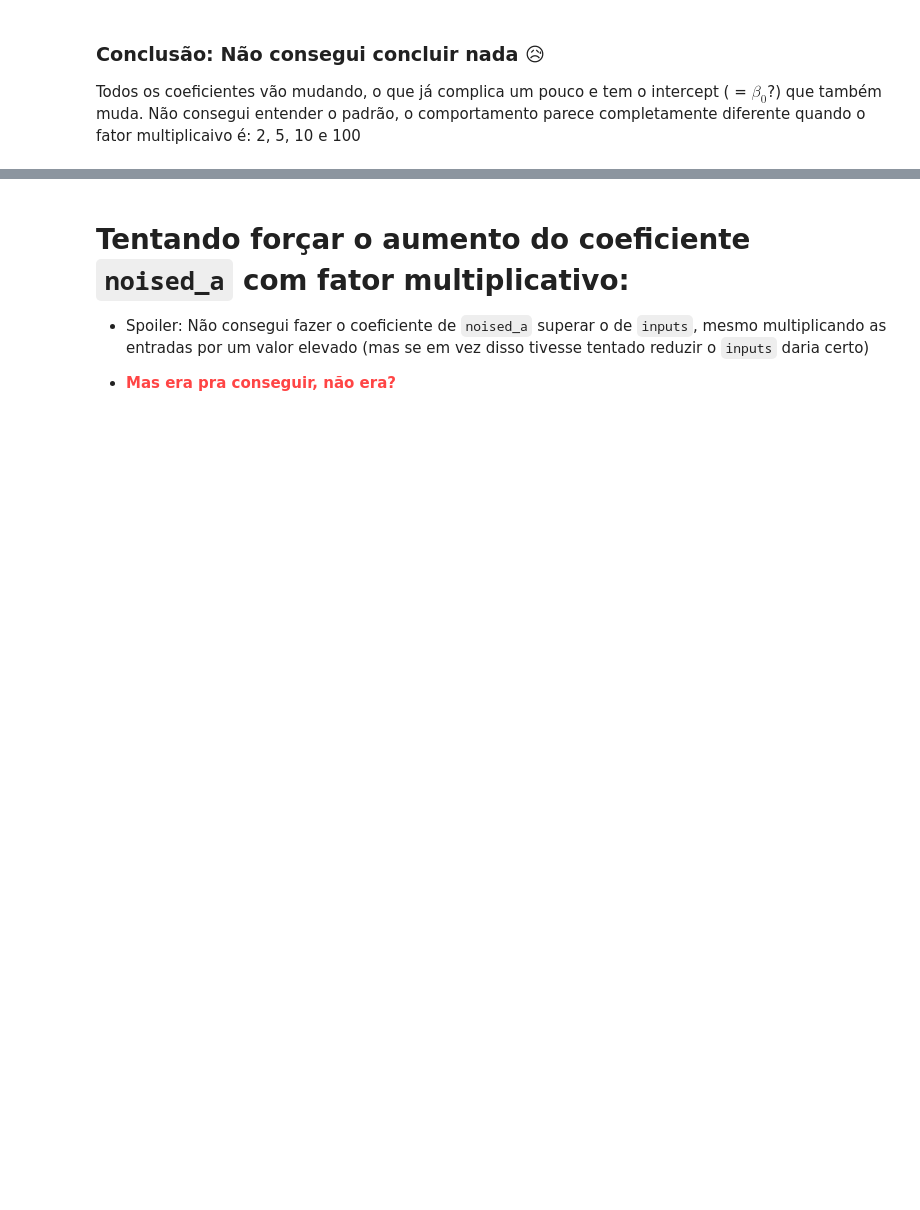
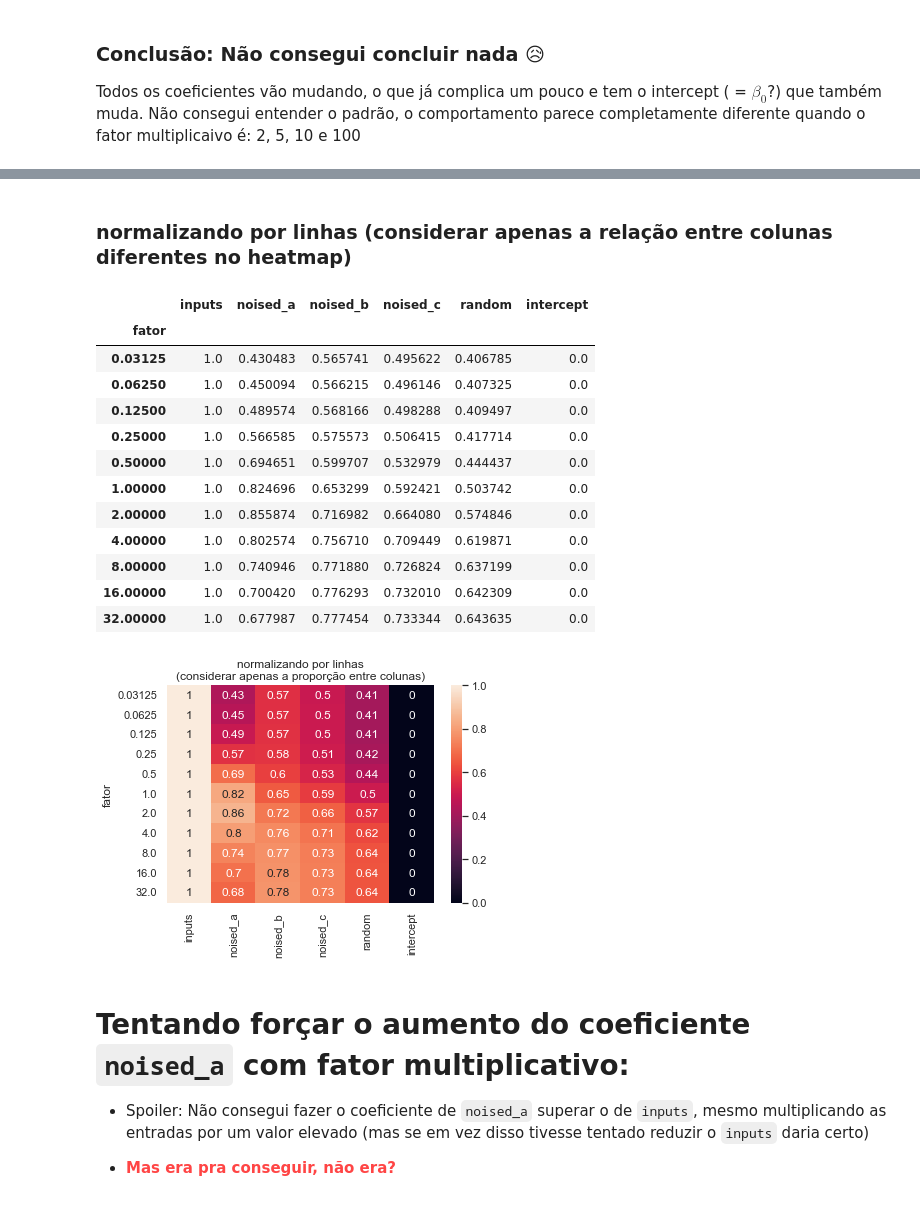
Before and after one commit to lmkawakami/misc-notebooks, a Jupyter notebook: 02_regressao_logistica/testando_coeficientes.ipynb, the cells around one changed output, grey strips where cells are left out. Drawn from its saved outputs; the diff is of its cells as text; code cells hidden in the pictures; blank space fills up the shorter version.

```diff
--- a/02_regressao_logistica/testando_coeficientes.ipynb
+++ b/02_regressao_logistica/testando_coeficientes.ipynb
@@ -163,3 +251,33 @@ Todos os coeficientes vão mudando, o que já complica um pouco e tem o intercep
+# %% [markdown]
+### normalizando por linhas (considerar apenas a relação entre colunas diferentes no heatmap)
+# %%
+factors_df_norm = factors_df.copy().transpose()
+for col in factors_df_norm:
+  max = factors_df_norm[col].max()
+  min = factors_df_norm[col].min()
+  factors_df_norm[col] = factors_df_norm[col].map(normalize(max,min))
+
+factors_df_norm = factors_df_norm.transpose()
+
+ax = sns.heatmap(factors_df_norm, annot=True)
+ax.set_title('normalizando por linhas\n(considerar apenas a proporção entre colunas)')
+
+factors_df_norm
+# %% [output]
+|  | inputs | noised_a | noised_b | noised_c | random | intercept |
+| fator |  |  |  |  |  |  |
+| 0.03125 | 1.0 | 0.430483 | 0.565741 | 0.495622 | 0.406785 | 0.0 |
+| 0.06250 | 1.0 | 0.450094 | 0.566215 | 0.496146 | 0.407325 | 0.0 |
+| 0.12500 | 1.0 | 0.489574 | 0.568166 | 0.498288 | 0.409497 | 0.0 |
+| 0.25000 | 1.0 | 0.566585 | 0.575573 | 0.506415 | 0.417714 | 0.0 |
+| 0.50000 | 1.0 | 0.694651 | 0.599707 | 0.532979 | 0.444437 | 0.0 |
+| 1.00000 | 1.0 | 0.824696 | 0.653299 | 0.592421 | 0.503742 | 0.0 |
+| 2.00000 | 1.0 | 0.855874 | 0.716982 | 0.664080 | 0.574846 | 0.0 |
+| 4.00000 | 1.0 | 0.802574 | 0.756710 | 0.709449 | 0.619871 | 0.0 |
+| 8.00000 | 1.0 | 0.740946 | 0.771880 | 0.726824 | 0.637199 | 0.0 |
+| 16.00000 | 1.0 | 0.700420 | 0.776293 | 0.732010 | 0.642309 | 0.0 |
+| 32.00000 | 1.0 | 0.677987 | 0.777454 | 0.733344 | 0.643635 | 0.0 |
+[figure, added]
 # %% [markdown]
 # Tentando forçar o aumento do coeficiente `noised_a` com fator multiplicativo:
 - Spoiler: Não consegui fazer o coeficiente de `noised_a` superar o de `inputs`, mesmo multiplicando as entradas por um valor elevado (mas se em vez disso tivesse tentado reduzir o `inputs` daria certo)
```
Also changed, not shown: parts of 16 cells of this notebook, 1 other file.
